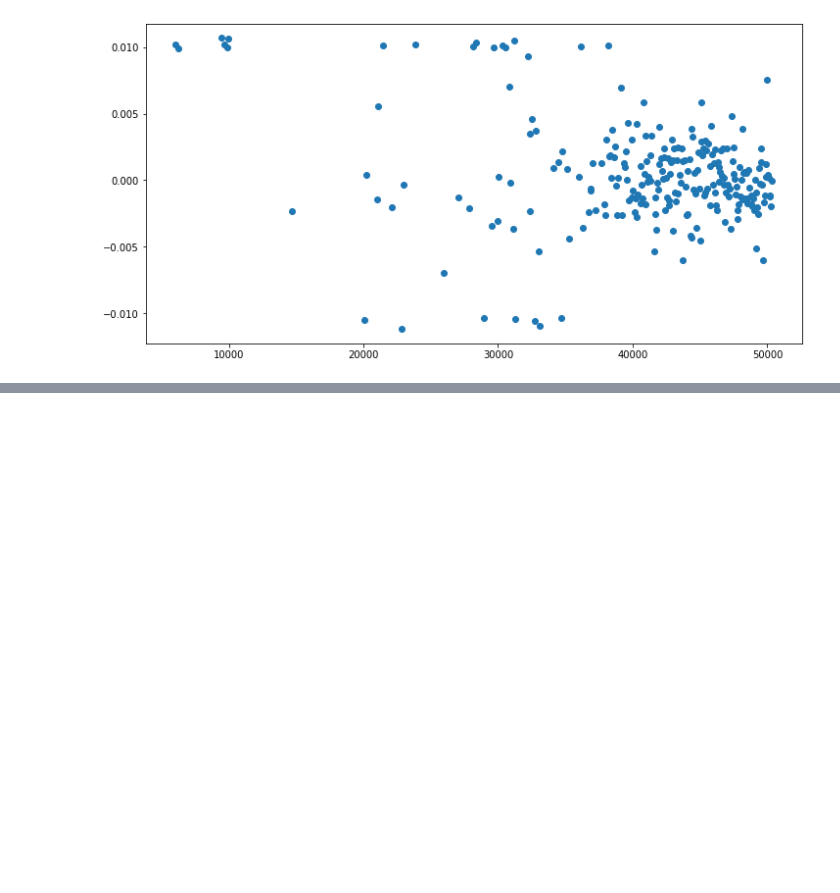
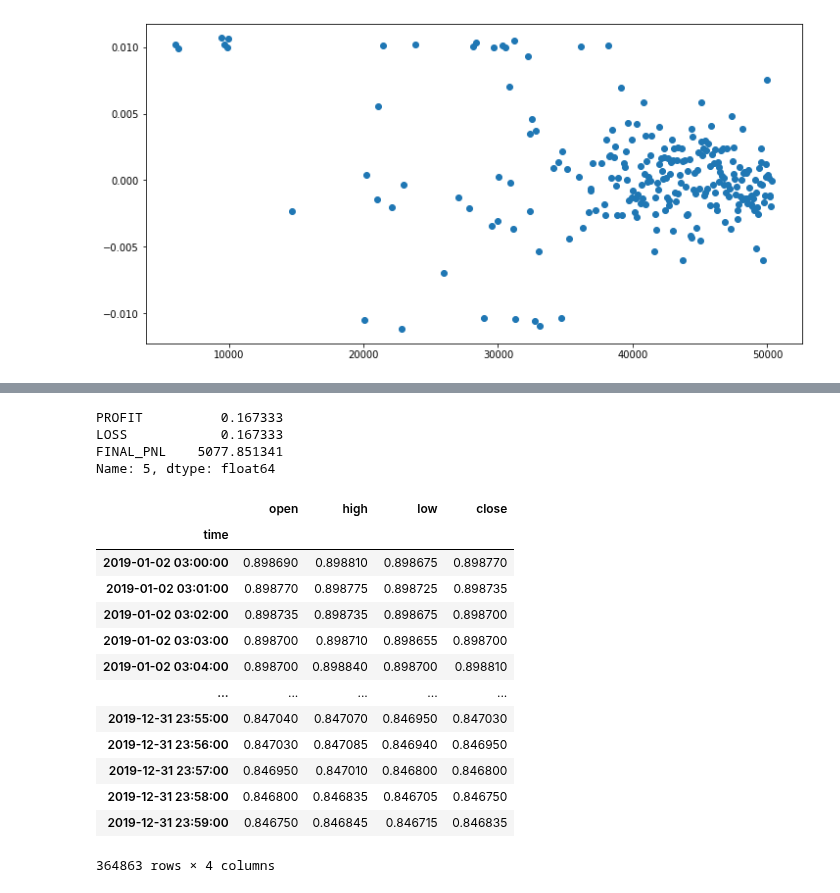
Before and after one commit to Molozey/algo-andrii, a Jupyter notebook: Andrii/Dir_25_12/FXBackTesting.ipynb, the cells around one changed output, grey strips where cells are left out. Drawn from its saved outputs; the diff is of its cells as text; code cells hidden in the pictures; blank space fills up the shorter version.

```diff
--- a/Andrii/Dir_25_12/FXBackTesting.ipynb
+++ b/Andrii/Dir_25_12/FXBackTesting.ipynb
@@ -146,7 +146,7 @@ def CalculateReturn(OrderList, HoldList, SLIPADGE, POSITION_MONEY_VOLUME):
     return {"Operation Return": ret, "Operation Owning Time": own_time}
 
 
-def buying_trigger(sampling_data: pd.Series, median_dot: datetime.datetime, SLIPADGE=10, POSITION_MONEY_VOLUME=100):
+def buying_trigger(sampling_data: pd.Series, median_dot: datetime.datetime, PROFITS_LIST, SLIPADGE=10, POSITION_MONEY_VOLUME=100):
     """
     Выполняет роль центрального узла связывающего все элементы выполнения стратегии. Планируется что передаются данные полученные из функции предобработки
     FIXME Нужно учитывать что открыть дробную позицию нельзя. Поэтому нужно оставлять параметр FREE CASH
@@ -173,7 +173,7 @@ def buying_trigger(sampling_data: pd.Series, median_dot: datetime.datetime, SLIP
         open_time = GetOrderFilter['open_time']
         holding_period_data = sampling_data.loc[open_time:] #   Период на котором выполняются условия владения активов/обязательством
 
-        HoldingResultList = FX_hold_logic(holding_data=holding_period_data, open_list=GetOrderFilter,
+        """        HoldingResultList = FX_hold_logic(holding_data=holding_period_data, open_list=GetOrderFilter,
                                           SLIPADGE=SLIPADGE,
                                           PROFITS_LIST={
                                           "BUY":{
@@ -184,7 +184,9 @@ def buying_trigger(sampling_data: pd.Series, median_dot: datetime.datetime, SLIP
                                               "profit":.01,
                                               "loss":.01,
                                           }
-                                          })
+                                          })"""
+        HoldingResultList = FX_hold_logic(holding_data=holding_period_data, open_list=GetOrderFilter,
+                                          SLIPADGE=SLIPADGE, PROFITS_LIST=PROFITS_LIST)
         #   print(HoldingResultList)    {'hold_logic': 'TAKE_PROFIT', 'close_time': 4, 'close_price': 6}
         HoldProfit = CalculateReturn(GetOrderFilter, HoldList=HoldingResultList,
                                      POSITION_MONEY_VOLUME=POSITION_MONEY_VOLUME,SLIPADGE=SLIPADGE)
@@ -274,7 +276,7 @@ def SharpeReturns(strategy_result):
             if _.date() not in trade_days:
                 MONEY_DF = MONEY_DF.append([{'date': _.date(), 'money_change': 0}])
 
-    print(MONEY_DF.reset_index(drop=True))
+    #print(MONEY_DF.reset_index(drop=True))
     MNY_RET = np.subtract(np.array(MONEY_DF.money_change), 0)
     SHARPE = round(np.sqrt(252) * MNY_RET.mean() / MONEY_DF.money_change.std(), 3)
     return SHARPE
@@ -467,0 +556,26 @@ plt.plot(markdown.index.total_seconds(), markdown, 'o')
+# %%
+GRID_RESULT = pd.DataFrame(RESULTS).sort_values(by='FINAL_PNL', ascending=False).iloc[0]
+PROFIT_PERCENT = GRID_RESULT.PROFIT
+LOSS_PERCENT = GRID_RESULT.LOSS
+# %% [output]
+PROFIT          0.167333
+LOSS            0.167333
+FINAL_PNL    5077.851341
+Name: 5, dtype: float64
+# %%
+INSAMPLE_DATA
+# %% [output]
+|  | open | high | low | close |
+| time |  |  |  |  |
+| 2019-01-02 03:00:00 | 0.898690 | 0.898810 | 0.898675 | 0.898770 |
+| 2019-01-02 03:01:00 | 0.898770 | 0.898775 | 0.898725 | 0.898735 |
+| 2019-01-02 03:02:00 | 0.898735 | 0.898735 | 0.898675 | 0.898700 |
+| 2019-01-02 03:03:00 | 0.898700 | 0.898710 | 0.898655 | 0.898700 |
+| 2019-01-02 03:04:00 | 0.898700 | 0.898840 | 0.898700 | 0.898810 |
+| ... | ... | ... | ... | ... |
+| 2019-12-31 23:55:00 | 0.847040 | 0.847070 | 0.846950 | 0.847030 |
+| 2019-12-31 23:56:00 | 0.847030 | 0.847085 | 0.846940 | 0.846950 |
+| 2019-12-31 23:57:00 | 0.846950 | 0.847010 | 0.846800 | 0.846800 |
+| 2019-12-31 23:58:00 | 0.846800 | 0.846835 | 0.846705 | 0.846750 |
+| 2019-12-31 23:59:00 | 0.846750 | 0.846845 | 0.846715 | 0.846835 |
+364863 rows × 4 columns
```
Also changed, not shown: parts of 6 cells of this notebook, 3 other files.
